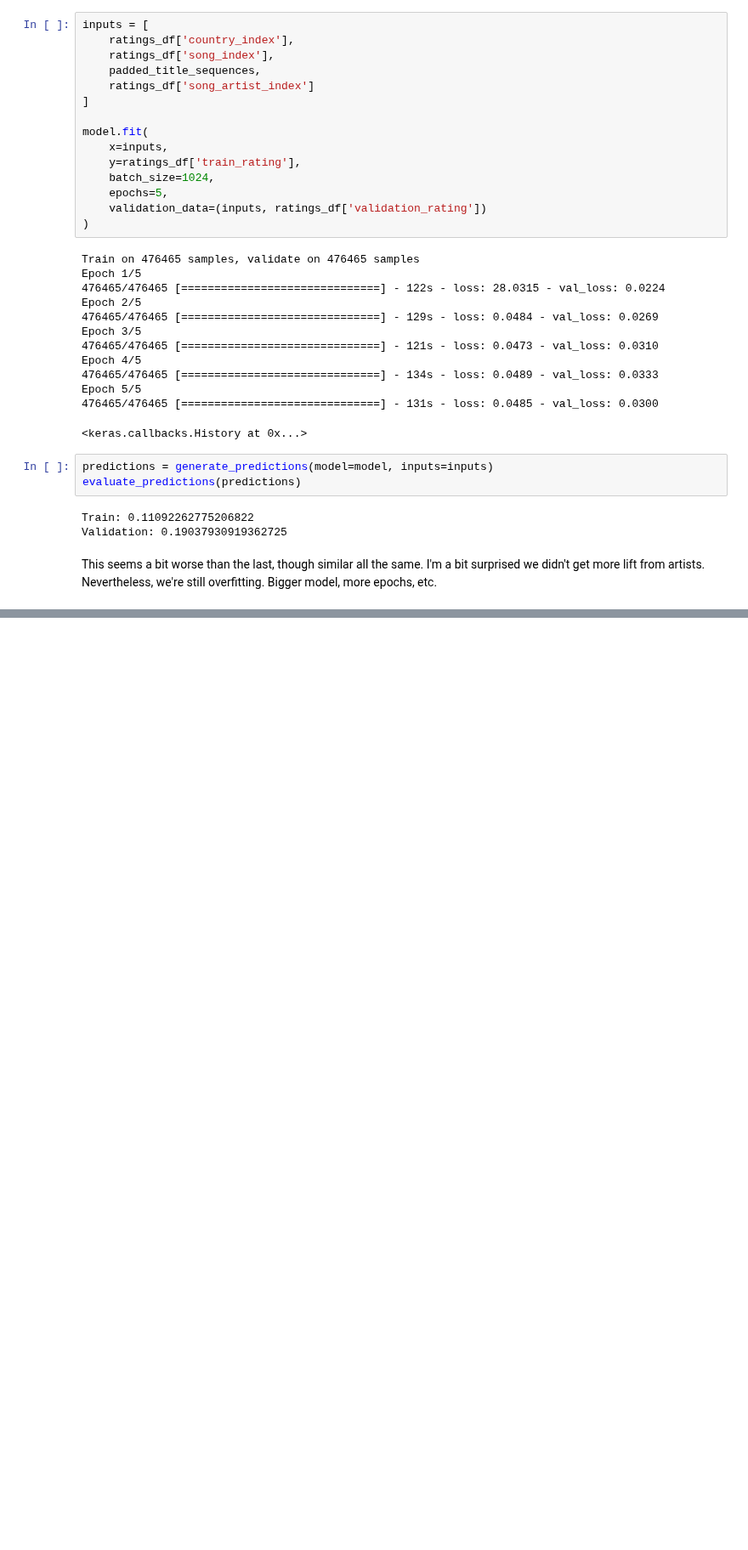
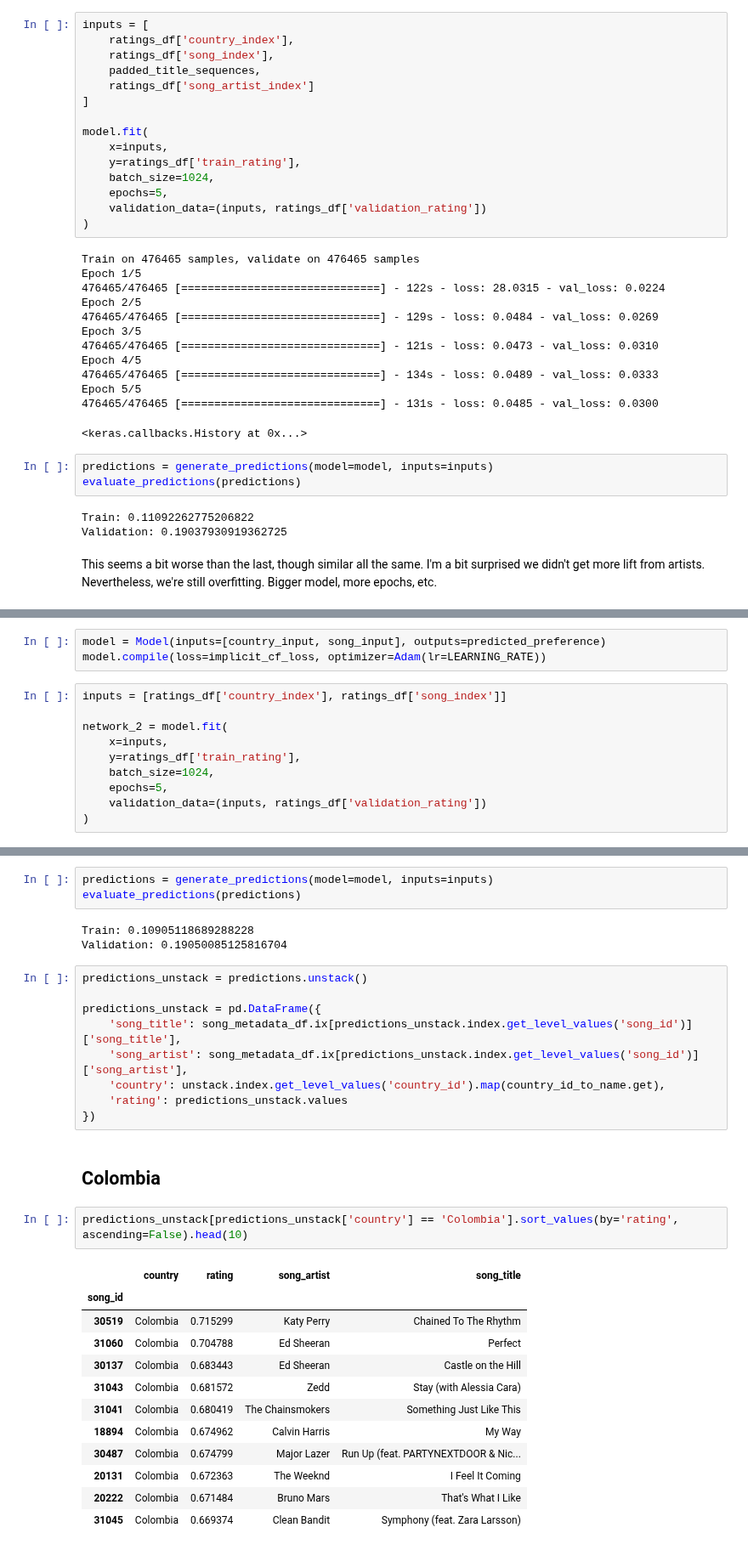
Before and after one commit to cavaunpeu/dotify, a Jupyter notebook: notebooks/neural_implicit_mf.ipynb, the cells around one changed output, grey strips where cells are left out. Shown at 85% size. Drawn from its saved outputs; the diff is of its cells as text; blank space fills up the shorter version.

Commit message:
add section re: what went wrong

```diff
--- a/notebooks/neural_implicit_mf.ipynb
+++ b/notebooks/neural_implicit_mf.ipynb
@@ -1174,0 +1194,13 @@ This seems a bit worse than the last, though similar all the same. I'm a bit sur
+# %%
+model = Model(inputs=[country_input, song_input], outputs=predicted_preference)
+model.compile(loss=implicit_cf_loss, optimizer=Adam(lr=LEARNING_RATE))
+# %%
+inputs = [ratings_df['country_index'], ratings_df['song_index']]
+
+network_2 = model.fit(
+    x=inputs,
+    y=ratings_df['train_rating'],
+    batch_size=1024,
+    epochs=5,
+    validation_data=(inputs, ratings_df['validation_rating'])
+)
@@ -1174,0 +1219,32 @@ This seems a bit worse than the last, though similar all the same. I'm a bit sur
+# %%
+predictions = generate_predictions(model=model, inputs=inputs)
+evaluate_predictions(predictions)
+# %% [output]
+Train: 0.10905118689288228
+Validation: 0.19050085125816704
+# %%
+predictions_unstack = predictions.unstack()
+
+predictions_unstack = pd.DataFrame({
+    'song_title': song_metadata_df.ix[predictions_unstack.index.get_level_values('song_id')]['song_title'],
+    'song_artist': song_metadata_df.ix[predictions_unstack.index.get_level_values('song_id')]['song_artist'],
+    'country': unstack.index.get_level_values('country_id').map(country_id_to_name.get),
+    'rating': predictions_unstack.values
+})
+# %% [markdown]
+## Colombia
+# %%
+predictions_unstack[predictions_unstack['country'] == 'Colombia'].sort_values(by='rating', ascending=False).head(10)
+# %% [output]
+|  | country | rating | song_artist | song_title |
+| song_id |  |  |  |  |
+| 30519 | Colombia | 0.715299 | Katy Perry | Chained To The Rhythm |
+| 31060 | Colombia | 0.704788 | Ed Sheeran | Perfect |
+| 30137 | Colombia | 0.683443 | Ed Sheeran | Castle on the Hill |
+| 31043 | Colombia | 0.681572 | Zedd | Stay (with Alessia Cara) |
+| 31041 | Colombia | 0.680419 | The Chainsmokers | Something Just Like This |
+| 18894 | Colombia | 0.674962 | Calvin Harris | My Way |
+| 30487 | Colombia | 0.674799 | Major Lazer | Run Up (feat. PARTYNEXTDOOR & Nic... |
+| 20131 | Colombia | 0.672363 | The Weeknd | I Feel It Coming |
+| 20222 | Colombia | 0.671484 | Bruno Mars | That's What I Like |
+| 31045 | Colombia | 0.669374 | Clean Bandit | Symphony (feat. Zara Larsson) |
```
Also changed, not shown: parts of 11 cells of this notebook.
